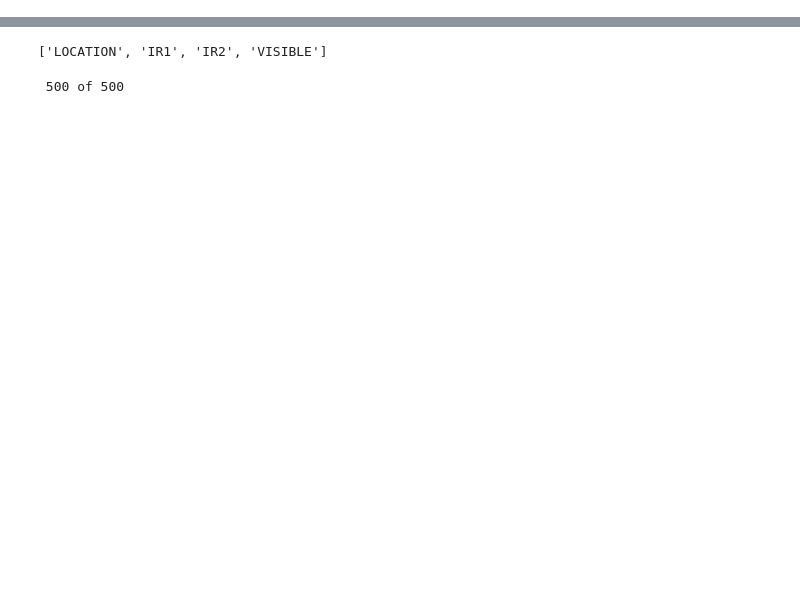
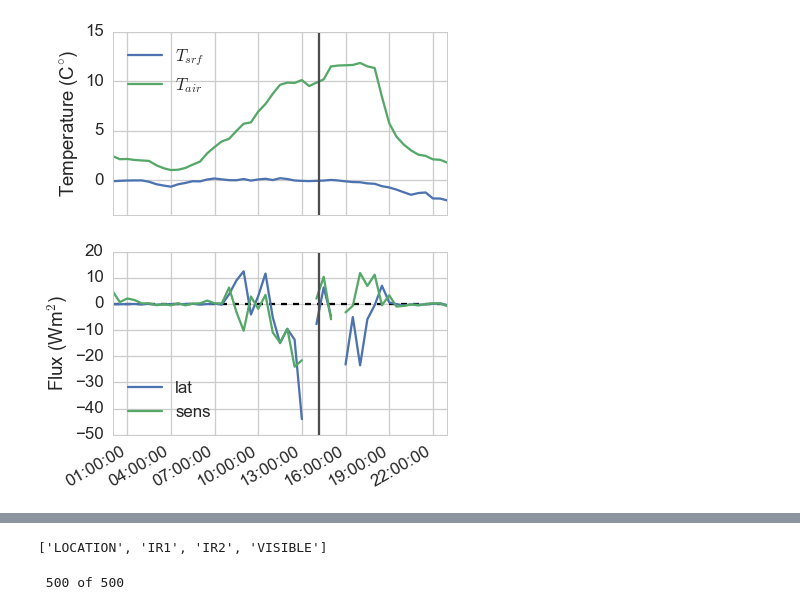
Before and after one commit to klapo/TurbulenceFeedbacks, a Jupyter notebook: TF.SNQ.BrightnessTemp_Flights.ipynb, the cells around one changed output, grey strips where cells are left out. Cells and saved outputs as stored; diff of their text form; code cells hidden in the pictures; blank space fills up the shorter version.

```diff
--- a/TF.SNQ.BrightnessTemp_Flights.ipynb
+++ b/TF.SNQ.BrightnessTemp_Flights.ipynb
@@ -37,6 +37,38 @@ sns.set_context('paper')
 sns.set_style('whitegrid')
 # must insert this statement to render the plots within the notebook
 %matplotlib inline
+# %%
+# Met observations
+os.chdir(dirDataGrobs)
+sns.set_context('talk', font_scale=1.3)
+support = xr.open_dataset('SnoqualmieObs.SupportData.wy2013_wy2015.nc')
+
+grobsDay = support.sel(time=slice('2013-05-14', '2013-05-14 23:00'))
+
+fig, axes = plt.subplots(2, 1, figsize=(6, 8), sharex=True)
+
+ax = axes[0]
+ax.plot(grobsDay.time, grobsDay.Tsrf, label='$T_{srf}$')
+ax.plot(grobsDay.time, grobsDay.T6, label='$T_{air}$')
+ax.plot([d.values, d.values], [-3.5, 15], color='0.3')
+ax.set_ylim(-3.5, 15)
+ax.set_ylabel('Temperature (C$^{\circ}$)')
+ax.legend(loc='best')
+
+ax = axes[1]
+ax.plot([grobsDay.time.values[0], grobsDay.time.values[-1]], [0, 0], 'k--')
+ax.plot(grobsDay.time, grobsDay.LatFlux, label='lat')
+ax.plot(grobsDay.time, grobsDay.SensFlux, label='sens')
+ax.plot([d.values, d.values], [-50, 20], color='0.3')
+ax.set_ylim(-50, 20)
+ax.set_ylabel('Flux (Wm$^{2}$)')
+ax.legend(loc='best')
+
+fig.autofmt_xdate()
+os.chdir('/Users/karllapo/gdrive/SnowHydrology/proj/TurbulenceFeedbacks/Graphics')
+fig.savefig('SNQ.FlightMetObs.pdf', bbox_inches='tight')
+# %% [output]
+[figure, added]
 # %%
 # Met observations
 os.chdir(dirDataGrobs)
```
Also changed, not shown: parts of 4 cells of this notebook.
